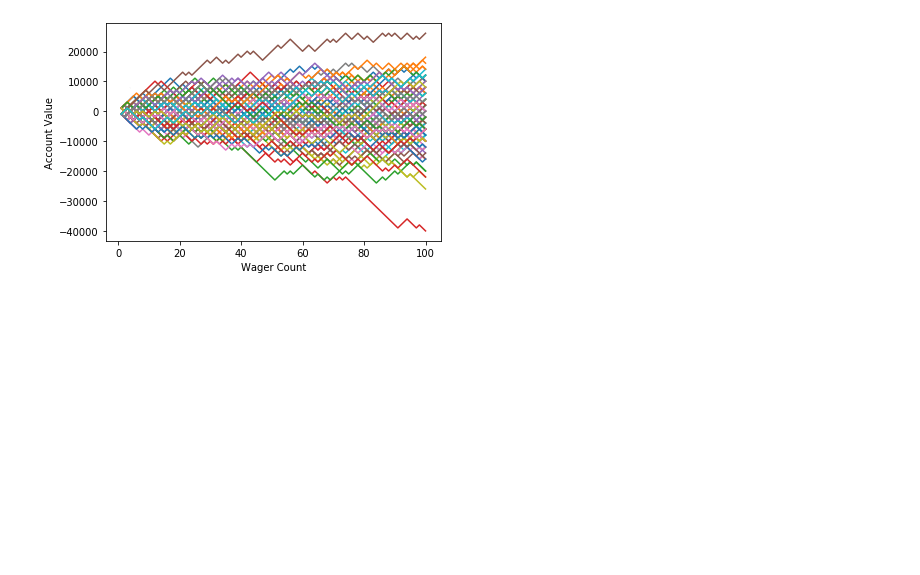
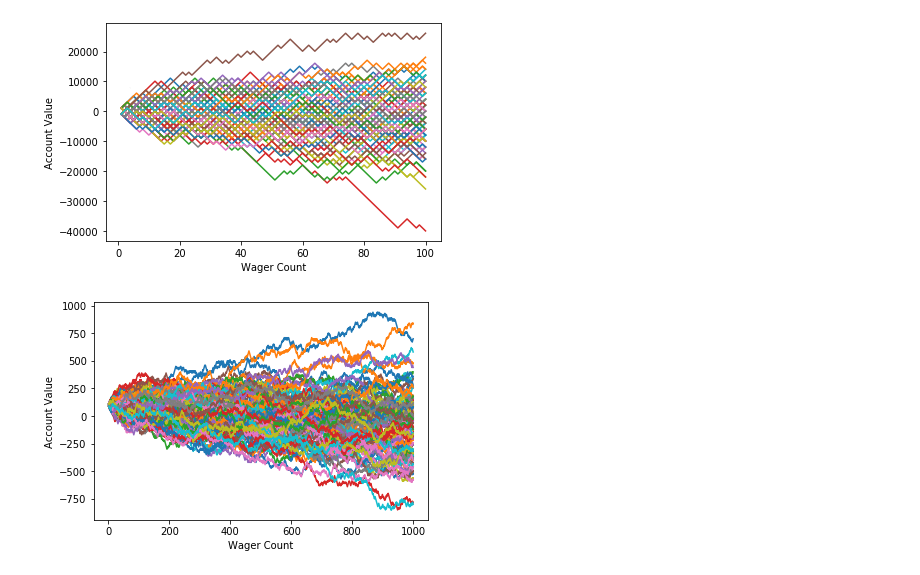
Before and after one commit to Wetpaint3/Blogs, a Jupyter notebook: Monte_Carlo_Simulations2.ipynb, the cells around one changed output. Cells and saved outputs as stored; diff of their text form; code cells hidden in the pictures; blank space fills up the shorter version.

```diff
--- a/Monte_Carlo_Simulations2.ipynb
+++ b/Monte_Carlo_Simulations2.ipynb
@@ -571,3 +571,72 @@ plt.savefig('Mln_trails')
 plt.show()
 # %% [output]
 [figure]
+# %%
+import random
+import matplotlib
+import matplotlib.pyplot as plt
+
+def rollDice():
+    roll = random.randint(1,100)
+
+    if roll == 100:
+        return False
+    elif roll <= 50:
+        return False
+    elif 100 > roll >= 50:
+        return True
+
+
+'''
+Simple bettor, betting the same amount each time.
+'''
+def simple_bettor(funds,initial_wager,wager_count):
+    value = funds
+    wager = initial_wager
+
+    # wager X
+    wX = []
+
+    #value Y
+    vY = []
+
+    # change to 1, to avoid confusion so we start @ wager 1
+    # instead of wager 0 and end at 100.
+    currentWager = 1
+
+    #           change this to, less or equal.
+    while currentWager <= wager_count:
+        if rollDice():
+            value += wager
+            # append #
+            wX.append(currentWager)
+            vY.append(value)
+
+        else:
+            value -= wager
+            # append #
+            wX.append(currentWager)
+            vY.append(value)
+
+        currentWager += 1
+
+    #print 'Funds:', value
+
+    plt.plot(wX,vY)
+
+
+
+x = 0
+
+# start this off @ 1, then add, and increase 50 to 500, then 1000
+while x < 100:
+    simple_bettor(100,10,1000)
+    x += 1
+
+
+plt.ylabel('Account Value')
+plt.xlabel('Wager Count')
+plt.savefig('Mln_trails')
+plt.show()
+# %% [output]
+[figure, added]
```
